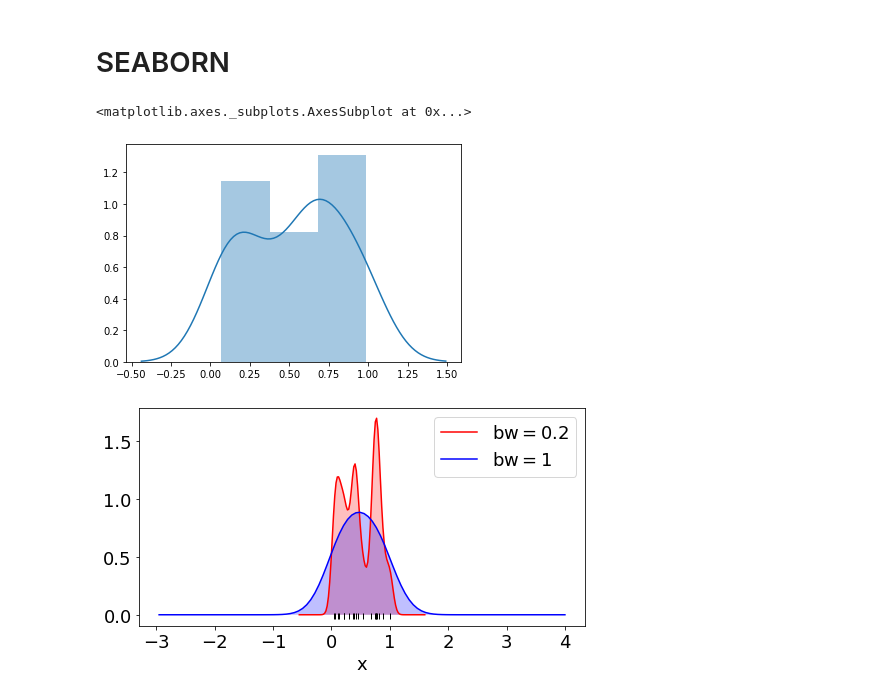
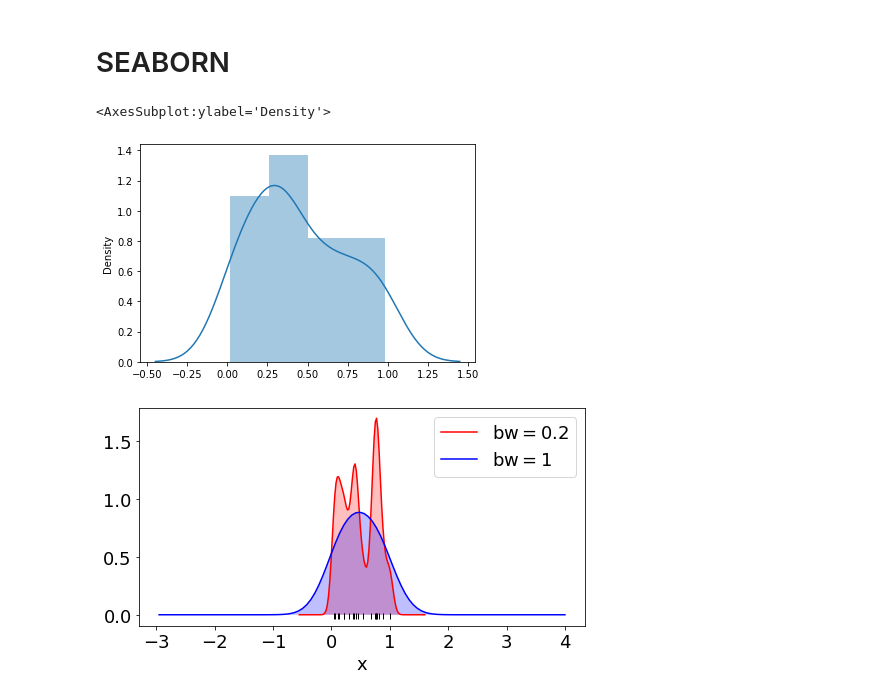
Before and after one commit to FloorBroekgaarden/astroStatisticsStuff, a Jupyter notebook: histograms_vs_kde/Hist_vs_KDE.ipynb, the cells around one changed output. Saved outputs shown, nothing was run; the diff lists cells and outputs as text; code cells hidden in the pictures.

```diff
--- a/histograms_vs_kde/Hist_vs_KDE.ipynb
+++ b/histograms_vs_kde/Hist_vs_KDE.ipynb
@@ -278,14 +278,14 @@ Text(0, 0.5, 'count')
 # %%
 import seaborn as sns
 
-x= np.random.uniform(0,1,20)
+x= np.random.uniform(0,1,50)
 ## Simple histogram, weighted to reveal probabilities
 
 ## Histogram + kde, but clearly something has gone wrong
 sns.distplot(x, hist=True, kde=True)
 # %% [output]
-<matplotlib.axes._subplots.AxesSubplot at 0x...>
+<AxesSubplot:ylabel='Density'>
-[figure, old version]
+[figure, new version]
 # %%
 ncols, nrows = 1,1
 f, axe= plt.subplots(ncols=ncols,nrows=nrows,figsize=(8,4),
```
Also changed, not shown: parts of 2 cells of this notebook.
